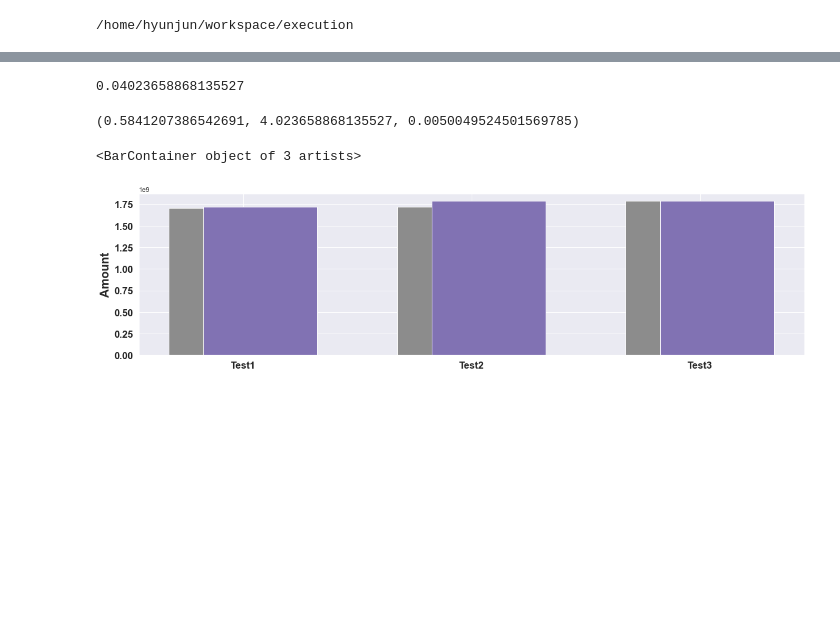
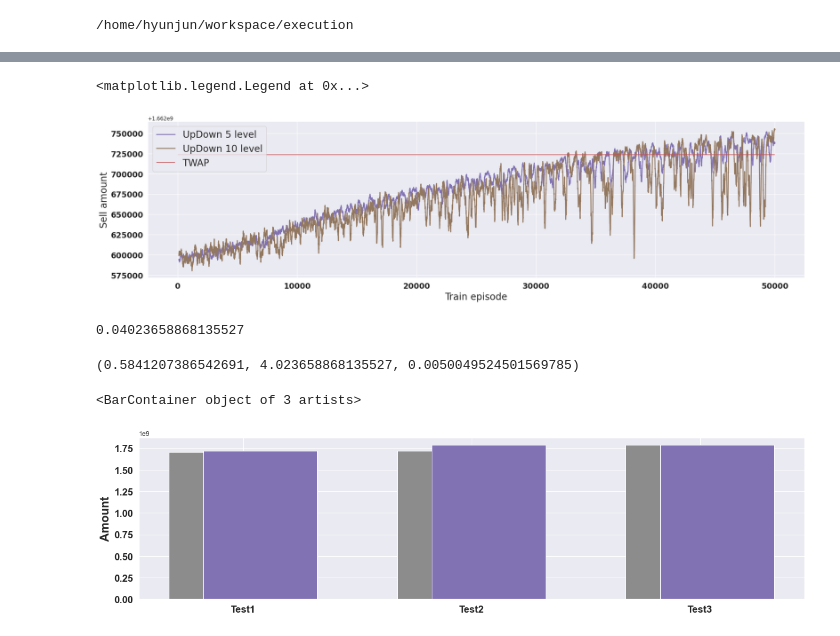
Before and after one commit to Yang-Hyun-Jun/Implementation-RLexecution, a Jupyter notebook: notebooks/experiment.ipynb, the cells around one changed output, grey strips where cells are left out. Drawn from its saved outputs; the diff is of its cells as text; code cells hidden in the pictures; blank space fills up the shorter version.

```diff
--- a/notebooks/experiment.ipynb
+++ b/notebooks/experiment.ipynb
@@ -57,3 +56,25 @@ plt.legend()
+# %%
+linewidth = 1.5
+beta = 0.5
+
+sns.set(style='darkgrid')
+plt.figure(figsize=(25, 6))
+plt.rc('legend', fontsize=20)
+
+plt.xlabel('Train episode', fontsize=20)
+plt.ylabel('Sell amount',fontsize=20)
+
+plt.xticks(weight='bold', fontsize=16.5)
+plt.yticks(weight='bold', fontsize=16.5)
+
+plt.plot(sell_moneys_ma_mean, color="C4", linewidth=2.0, label='UpDown 5 level')
+plt.plot(sell_moneys_dqn_10, color="C5", linewidth=2.0, label='UpDown 10 level')
+
+plt.hlines(y=1662723694.4188201, color='C3', xmin=0, xmax=50000, label='TWAP')
+plt.legend()
+# %% [output]
+<matplotlib.legend.Legend at 0x...>
+[figure, added]
 # %%
 bm = [1706471622.6867244,
       1716303588.9404185,
```
Also changed, not shown: parts of 1 cell of this notebook, 6 other files.
